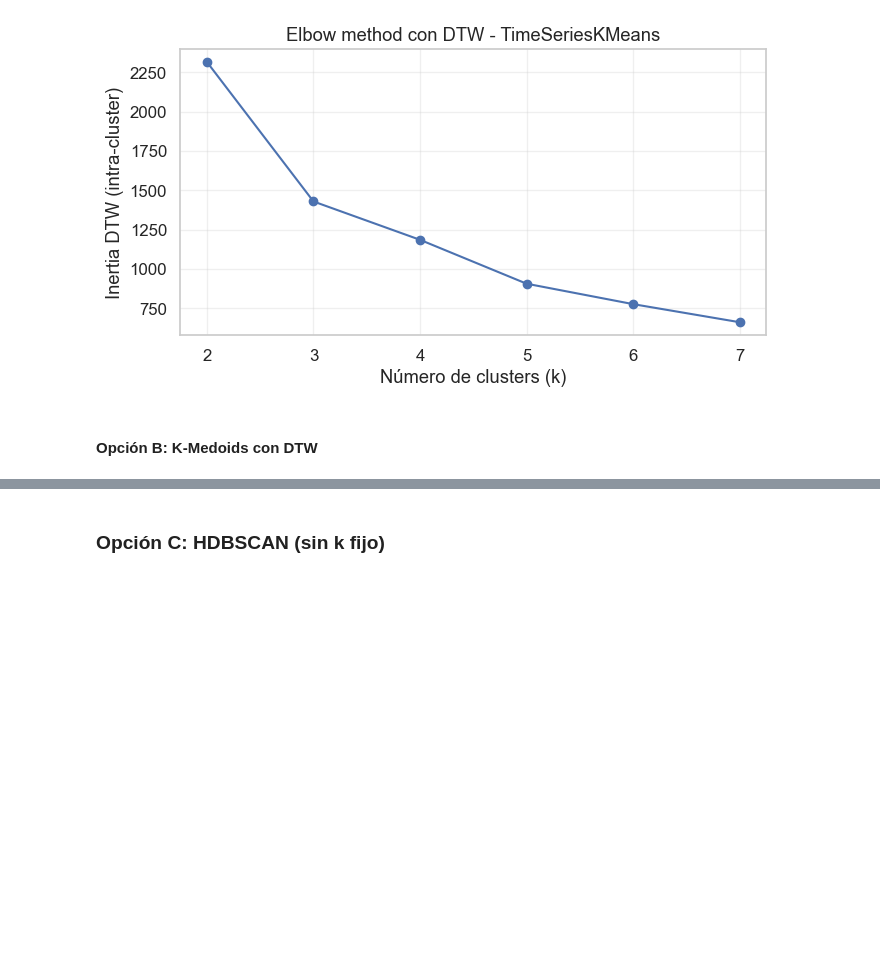
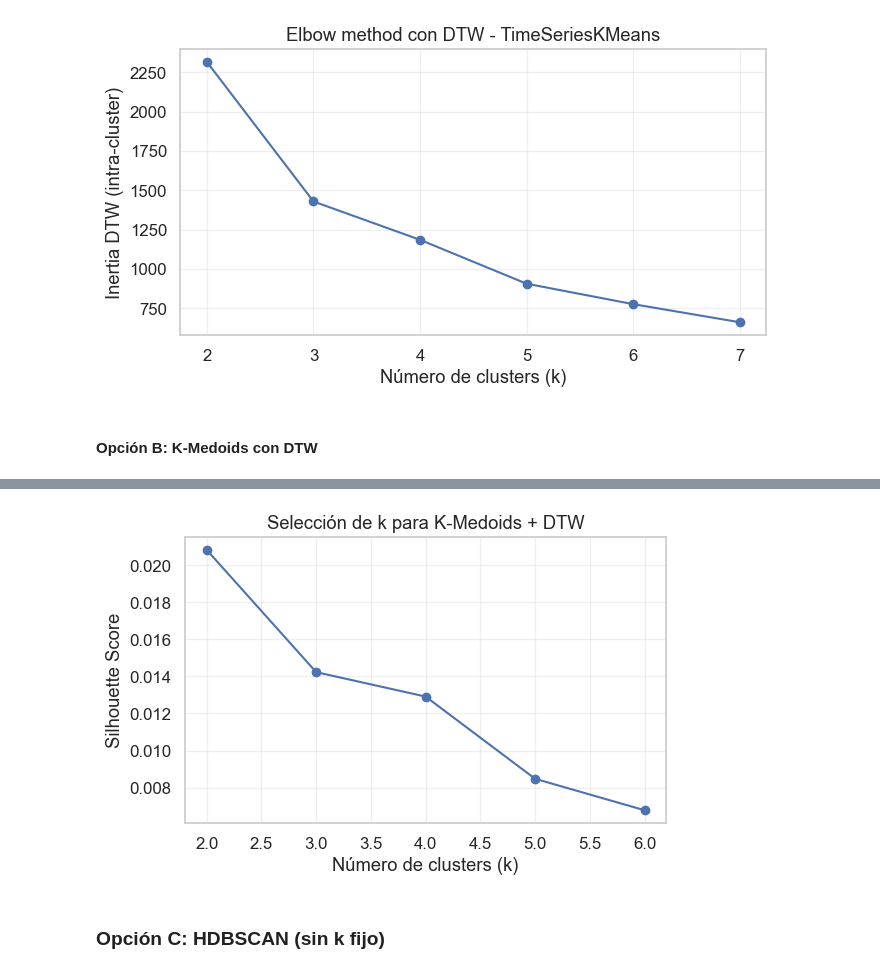
Before and after one commit to Daegas/DTW_mcphases, a Jupyter notebook: notebooks/DTW.ipynb, the cells around one changed output, grey strips where cells are left out. Cells and saved outputs as stored; diff of their text form; code cells hidden in the pictures; blank space fills up the shorter version.

```diff
--- a/notebooks/DTW.ipynb
+++ b/notebooks/DTW.ipynb
@@ -1333,16 +1373,16 @@ model = KMedoids(
     random_state=42
 )
 
-labels = model.fit_predict(D)
+labels_kmenoids = model.fit_predict(D)
 
-print("Clusters:", np.unique(labels, return_counts=True))
+print("Clusters:", np.unique(labels_kmenoids, return_counts=True))
 
 # ============================================================
 # 6. Guardar clusters
 # ============================================================
 cluster_df = pd.DataFrame({
     "id": subjects_valid,
-    "cluster": labels
+    "cluster": labels_kmenoids
 })
 
 cluster_df.to_csv(
@@ -1358,6 +1398,11 @@ medoid_indices = model.medoid_indices_
 print("Medoid subjects:")
 for idx in medoid_indices:
     print(subjects_valid[idx])
+
+# calcular silhoutte
+from sklearn.metrics import silhouette_score
+sil_score = silhouette_score(D, labels_kmenoids, metric="precomputed")
+print(f"Silhouette Score: {sil_score:.3f}")
 
 # ============================================================
 # 8. Visualización de medoids
@@ -1377,12 +1422,12 @@ for m, idx in enumerate(medoid_indices):
 
     plt.axvline(0, color="black", linestyle="--", alpha=0.7)
 
-    plt.title(f"Medoid Cluster {labels[idx]}")
+    plt.title(f"Medoid Cluster {labels_kmenoids[idx]}")
     plt.xlabel("Días desde pico LH")
     plt.legend()
     plt.grid(alpha=0.3)
     plt.savefig(
-        OUTPUT_PATH / f"kmedoids_cluster_{labels[idx]}_medoid.png",
+        OUTPUT_PATH / f"kmedoids_cluster_{labels_kmenoids[idx]}_medoid.png",
         dpi=150,
         bbox_inches="tight"
     )
@@ -1393,9 +1438,9 @@ for m, idx in enumerate(medoid_indices):
 # ============================================================
 # 9. Visualización por cluster (LH como ejemplo)
 # ============================================================
-for c in np.unique(labels):
+for c in np.unique(labels_kmenoids):
 
-    idxs = np.where(labels == c)[0]
+    idxs = np.where(labels_kmenoids == c)[0]
 
     plt.figure(figsize=(10, 4))
 
@@ -1434,3 +1532,28 @@ Medoid subjects:
+# %%
+plt.figure(figsize=(6,4))
+
+plt.plot(
+    results_df["k"],
+    results_df["silhouette"],
+    marker="o"
+)
+
+plt.xlabel("Número de clusters (k)")
+plt.ylabel("Silhouette Score")
+plt.title("Selección de k para K-Medoids + DTW")
+plt.grid(alpha=0.3)
+
+plt.tight_layout()
+
+plt.savefig(
+    OUTPUT_PATH / "kmedoids_silhouette_vs_k.png",
+    dpi=150,
+    bbox_inches="tight"
+)
+
+plt.show()
+# %% [output]
+[figure, added]
 # %% [markdown]
 ### Opción C: HDBSCAN (sin k fijo)
 # %%
```
Also changed, not shown: parts of 9 cells of this notebook, 4 other files.
